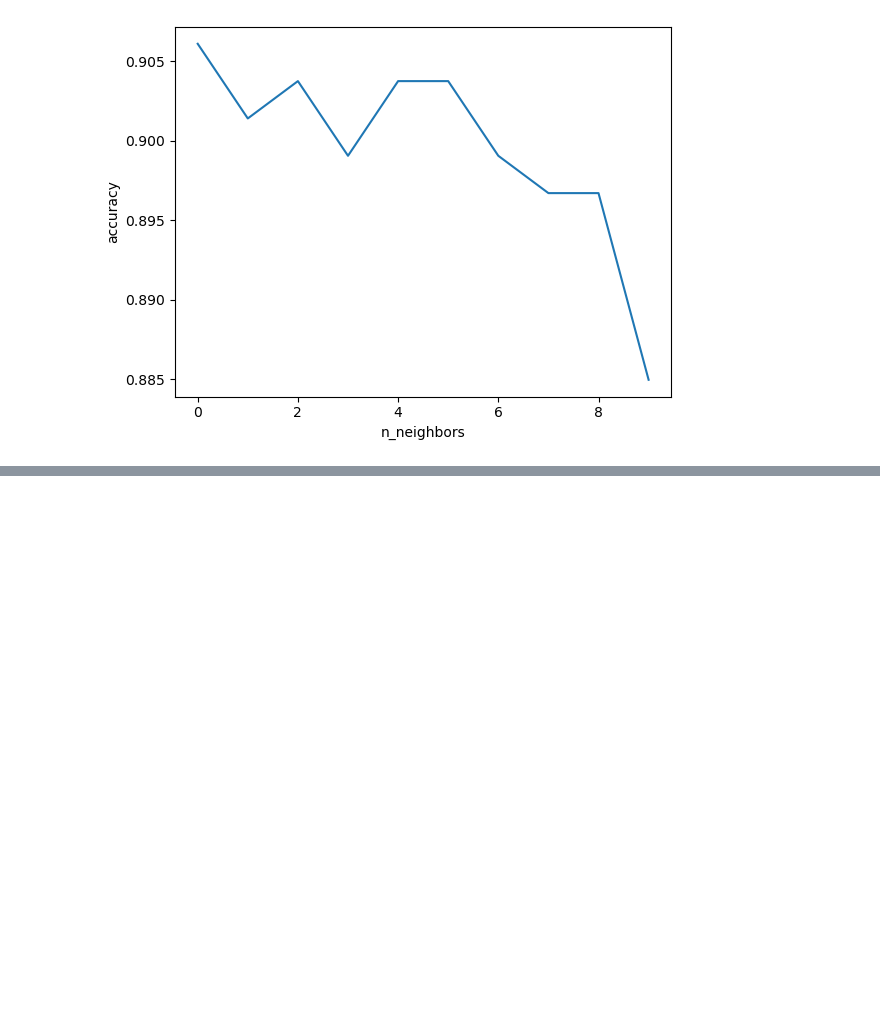
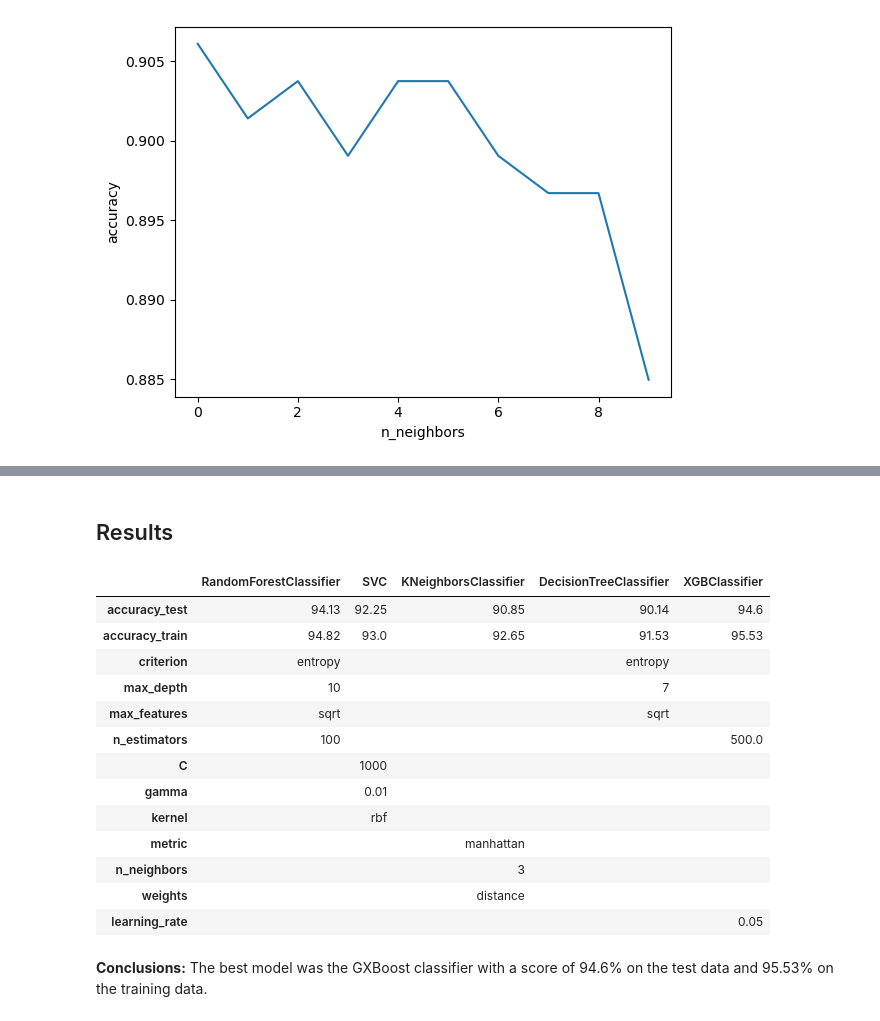
Before and after one commit to AdrianGuzniczak/kaggle-notebooks, a Jupyter notebook: Fetal Health Classification/Fetal health classification models.ipynb, the cells around one changed output, grey strips where cells are left out. Cells and saved outputs as stored; diff of their text form; code cells hidden in the pictures; blank space fills up the shorter version.

Commit message:
XGBClassifier and results added

```diff
--- a/Fetal Health Classification/Fetal health classification models.ipynb
+++ b/Fetal Health Classification/Fetal health classification models.ipynb
@@ -456,0 +444,17 @@ scoreboard
+# %%
+y_train[y_train == 1] = 0
+y_train[y_train == 2] = 1
+y_train[y_train == 3] = 2
+
+y_test[y_test == 1] = 0
+y_test[y_test == 2] = 1
+y_test[y_test == 3] = 2
+# %%
+param_grid = {
+    'n_estimators': [100, 200, 500],
+    'learning_rate': [0.1, 0.01, 0.05]
+    }
+
+
+grid = GridSearchCV(XGBClassifier(random_state=0), param_grid, refit = True, verbose = 3)
+grid.fit(x_train, y_train.values.ravel())
@@ -456,0 +516,25 @@ scoreboard
+# %%
+scoreboard = add_to_scoreboard('XGBClassifier', accuracy_train, accuracy_test, grid.best_params_, scoreboard)
+# %% [markdown]
+## Results
+# %%
+scoreboard = scoreboard.fillna('')
+scoreboard
+# %% [output]
+|  | RandomForestClassifier | SVC | KNeighborsClassifier | DecisionTreeClassifier | XGBClassifier |
+| accuracy_test | 94.13 | 92.25 | 90.85 | 90.14 | 94.6 |
+| accuracy_train | 94.82 | 93.0 | 92.65 | 91.53 | 95.53 |
+| criterion | entropy |  |  | entropy |  |
+| max_depth | 10 |  |  | 7 |  |
+| max_features | sqrt |  |  | sqrt |  |
+| n_estimators | 100 |  |  |  | 500.0 |
+| C |  | 1000 |  |  |  |
+| gamma |  | 0.01 |  |  |  |
+| kernel |  | rbf |  |  |  |
+| metric |  |  | manhattan |  |  |
+| n_neighbors |  |  | 3 |  |  |
+| weights |  |  | distance |  |  |
+| learning_rate |  |  |  |  | 0.05 |
+# %% [markdown]
+**Conclusions:**
+The best model was the GXBoost classifier with a score of 94.6% on the test data and 95.53% on the training data.
```
Also changed, not shown: parts of 44 cells of this notebook.
